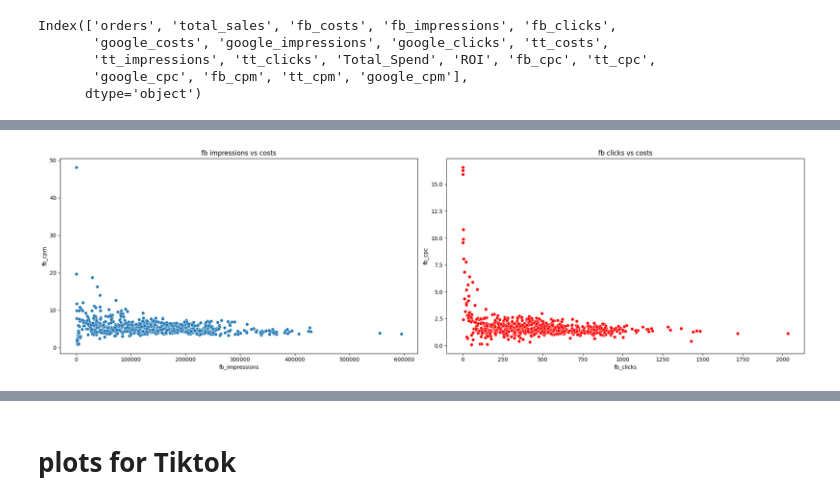
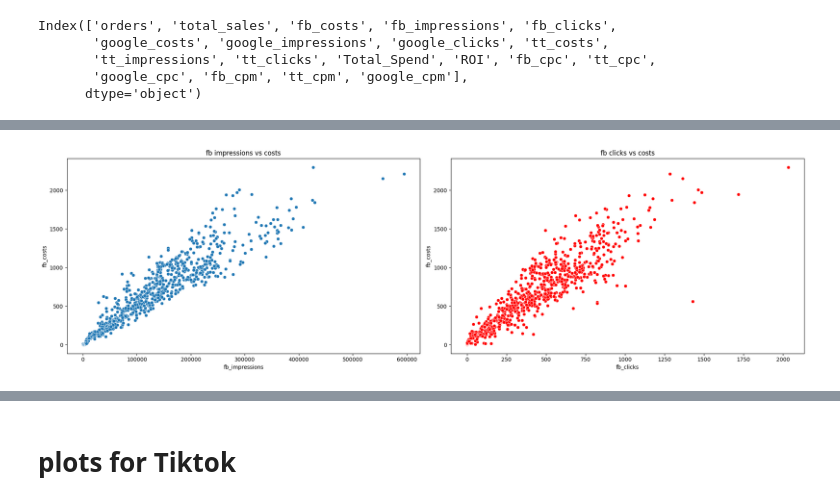
Before and after one commit to data-Zee/MMM-project-lewagon, a Jupyter notebook: notebooks/Noa's notebooks/Notebook for Afsoon Final.ipynb, the cells around one changed output, grey strips where cells are left out. Drawn from its saved outputs; the diff is of its cells as text; code cells hidden in the pictures.

Commit message:
Notebook with explanetions and extrea plots for afsoon

```diff
--- a/notebooks/Noa's notebooks/Notebook for Afsoon Final.ipynb
+++ b/notebooks/Noa's notebooks/Notebook for Afsoon Final.ipynb
@@ -13,7 +13,7 @@ import numpy as np
 # %% [markdown]
 # Data upload
 # %%
-df=pd.read_csv('../../raw_data/df_NAN.csv')
+df=pd.read_csv('../../raw_data/df_raw_data.csv')
 channels_spend = ["tt_costs", "fb_costs", "google_costs"]
 df["Total_Spend"] = df[channels_spend].sum(axis=1)
 df.drop(columns=['Unnamed: 0'], inplace=True, axis=1)
@@ -136,18 +175,18 @@ Index(['orders', 'total_sales', 'fb_costs', 'fb_impressions', 'fb_clicks',
 # %%
 plt.figure(figsize=(20,6))
 plt.subplot(1,2,1)
-sns.scatterplot(data=df, x="fb_impressions", y="fb_cpm")
+sns.scatterplot(data=df, x="fb_impressions", y="fb_costs")
 plt.xlabel('fb_impressions')
-plt.ylabel('fb_cpm')
+plt.ylabel('fb_costs')
 plt.title('fb impressions vs costs')
 
 plt.subplot(1,2,2)
-sns.scatterplot(data=df, x="fb_clicks", y="fb_cpc", color='red')
+sns.scatterplot(data=df, x="fb_clicks", y="fb_costs", color='red')
 plt.xlabel('fb_clicks')
-plt.ylabel('fb_cpc')
+plt.ylabel('fb_costs')
 plt.title('fb clicks vs costs')
 
 plt.tight_layout()
 plt.show()
 # %% [output]
-[figure, old version]
+[figure, new version]
```
Also changed, not shown: parts of 26 cells of this notebook.
